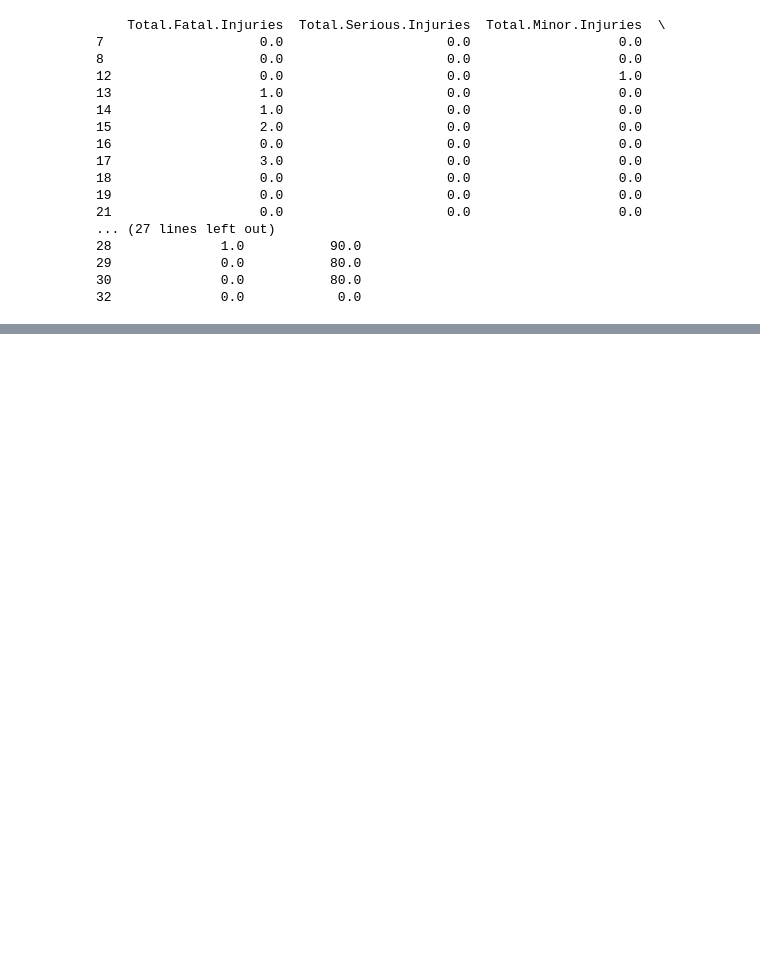
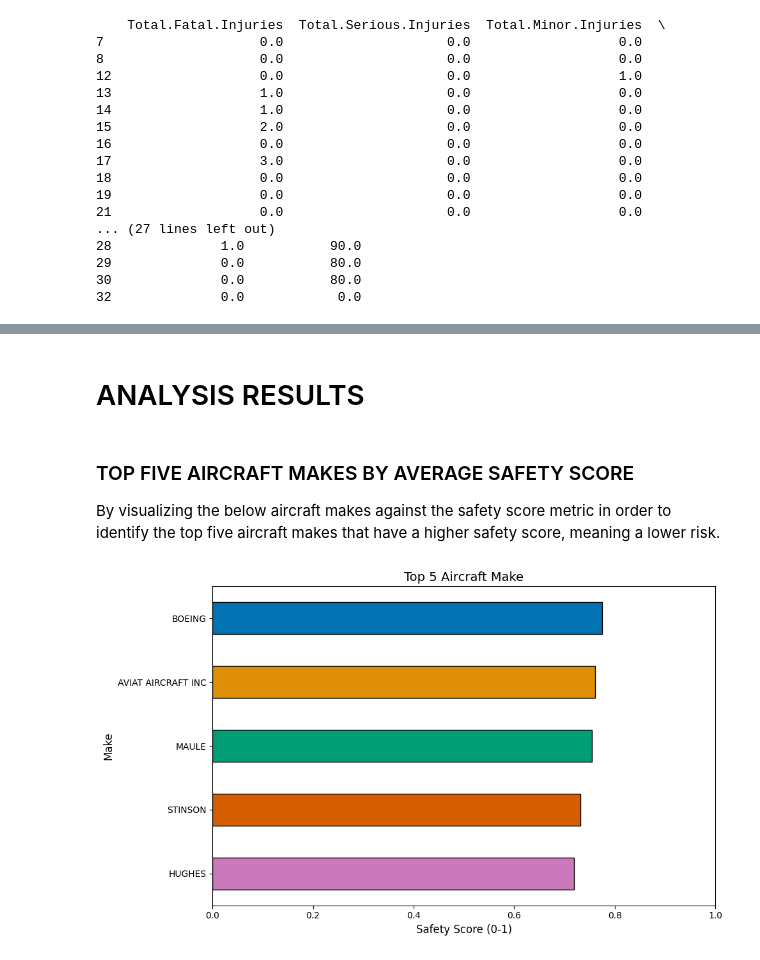
Before and after one commit to mnenedavid/phase1project_potential_aircrafts_risks, a Jupyter notebook: index.ipynb, the cells around one changed output, grey strips where cells are left out. Saved outputs shown, nothing was run; the diff lists cells and outputs as text; code cells hidden in the pictures; blank space fills up the shorter version.

```diff
--- a/index.ipynb
+++ b/index.ipynb
@@ -361,0 +574,29 @@ plt.show()
+# %%
+df_with_safety = calculate_safety_score(df_cleaned)
+# %% [markdown]
+# ANALYSIS RESULTS
+# %% [markdown]
+### TOP FIVE AIRCRAFT MAKES BY AVERAGE SAFETY SCORE
+By visualizing the below aircraft makes against the safety score metric in order to identify the top five aircraft makes
+that have a higher safety score, meaning a lower risk.
+# %%
+#Grouping by aircraft make to indetify the top five makes with best safety score
+top_5 = (
+    df_with_safety.groupby('Make')['safety_score'].mean().sort_values(ascending=False).head(5)
+)
+
+# Plot with highest at top
+fig, ax = plt.subplots(figsize=(10, 6))
+top_5.plot(kind='barh', color=sns.color_palette("colorblind", len(makes_survival)),edgecolor='black', ax=ax)
+ax.invert_yaxis()  # Critical: reverses order
+
+# Customize
+ax.set_title('Top 5 Aircraft Make', fontsize=14)
+ax.set_xlabel('Safety Score (0-1)', fontsize=12)
+ax.set_ylabel('Make', fontsize=12)
+ax.set_xlim(0, 1)  # Ensure consistent scale
+
+plt.tight_layout()
+plt.show()
+# %% [output]
+[figure, added]
```
Also changed, not shown: parts of 46 cells of this notebook, 2 other files.
